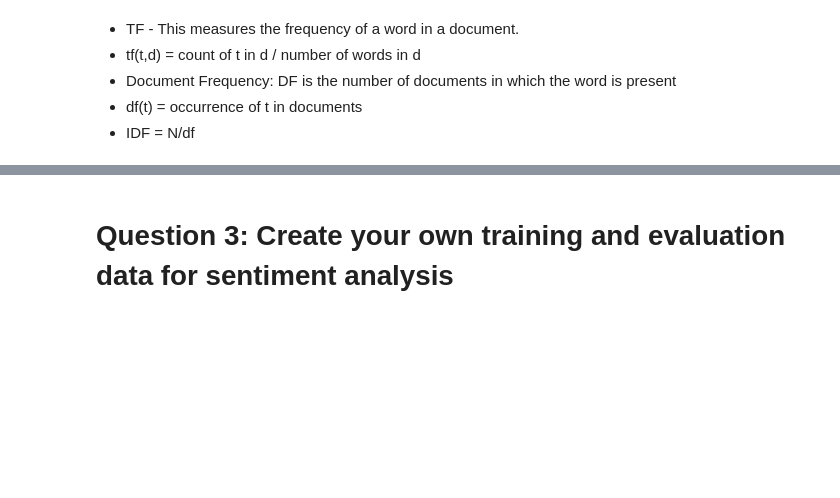
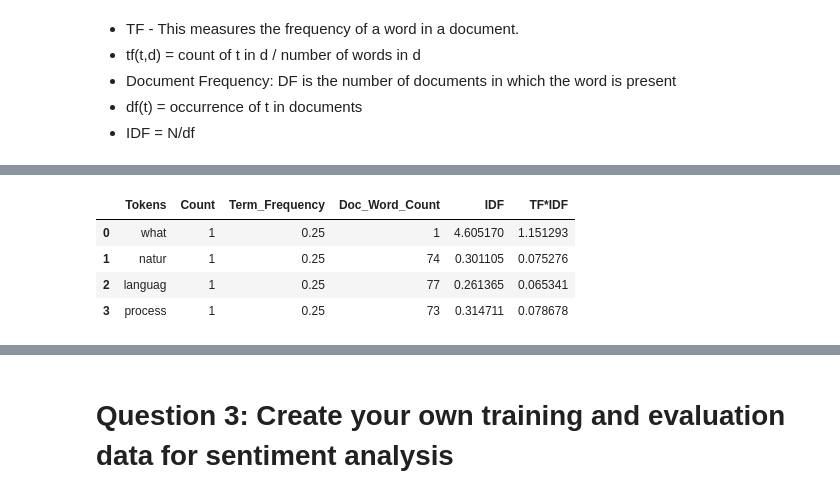
Before and after one commit to prithvikolla/Compuational_Methods_INFO5731, a Jupyter notebook: Assignment/INFO_5731_Assignment_3.ipynb, the cells around one changed output, grey strips where cells are left out. Saved outputs shown, nothing was run; the diff lists cells and outputs as text; code cells hidden in the pictures; blank space fills up the shorter version.

```diff
--- a/Assignment/INFO_5731_Assignment_3.ipynb
+++ b/Assignment/INFO_5731_Assignment_3.ipynb
@@ -376,0 +415,2 @@ df7.head()
+# %%
+df8['Doc_Word_Count'] = list (doc_Word_C.values())
@@ -376,0 +419,14 @@ df7.head()
+# %%
+Total_Doc_Count = 100
+# %%
+df8['IDF'] = df8['Doc_Word_Count'].apply(lambda x: np.log(Total_Doc_Count/x))
+# %%
+df8['TF*IDF'] = np.multiply(df8['Term_Frequency'],df8['IDF'])
+# %%
+df8
+# %% [output]
+|  | Tokens | Count | Term_Frequency | Doc_Word_Count | IDF | TF*IDF |
+| 0 | what | 1 | 0.25 | 1 | 4.605170 | 1.151293 |
+| 1 | natur | 1 | 0.25 | 74 | 0.301105 | 0.075276 |
+| 2 | languag | 1 | 0.25 | 77 | 0.261365 | 0.065341 |
+| 3 | process | 1 | 0.25 | 73 | 0.314711 | 0.078678 |
```
Also changed, not shown: parts of 32 cells of this notebook.
